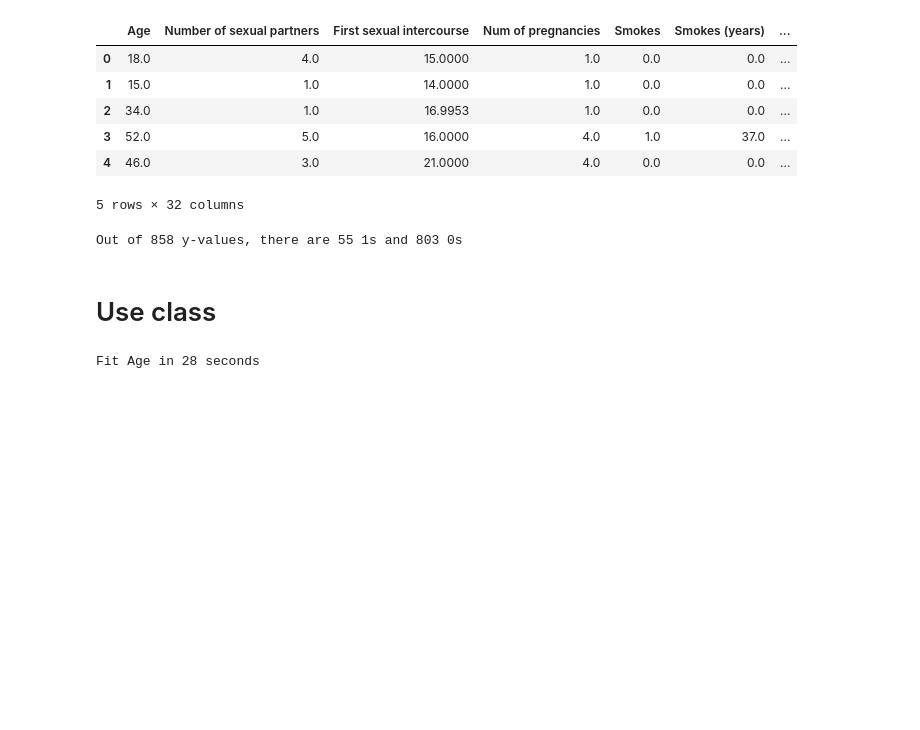
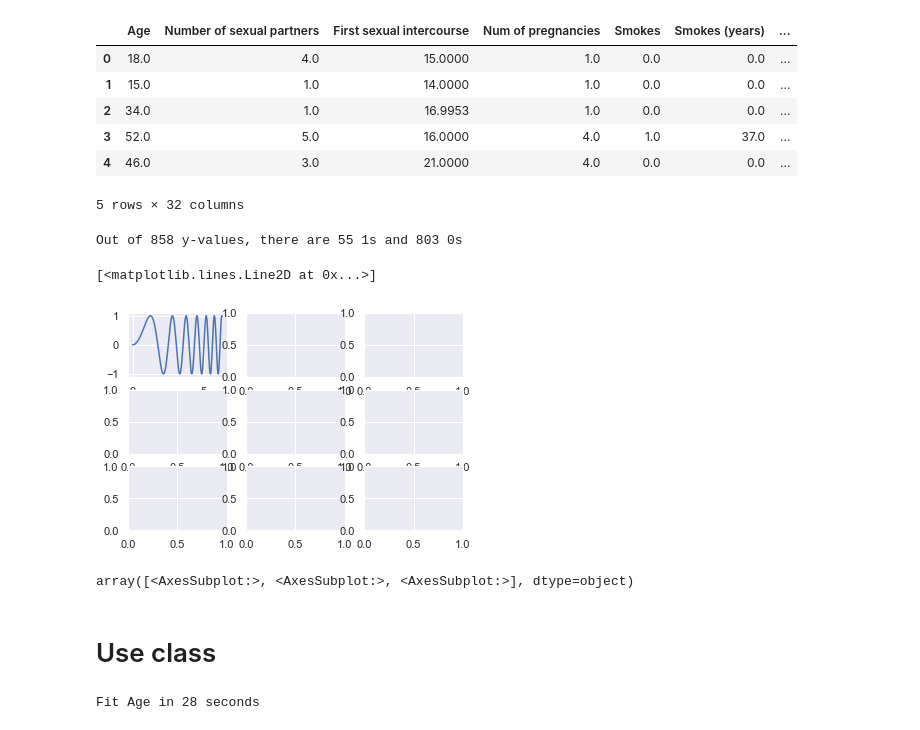
Before and after one commit to mixerupper/ice_feature_impact, a Jupyter notebook: notebooks/01-replication/02b-ice-plot-from-class.ipynb, the cells around one changed output. Cells and saved outputs as stored; diff of their text form; code cells hidden in the pictures; blank space fills up the shorter version.

```diff
--- a/notebooks/01-replication/02b-ice-plot-from-class.ipynb
+++ b/notebooks/01-replication/02b-ice-plot-from-class.ipynb
@@ -53,6 +53,19 @@ X.head()
 print(f"Out of {len(y)} y-values, there are {np.sum(y == 1)} 1s and {np.sum(y == 0)} 0s")
 # %% [output]
 Out of 858 y-values, there are 55 1s and 803 0s
+# %%
+x = np.linspace(0, 2*np.pi, 400)
+y = np.sin(x**2)
+# %%
+fig, axs = plt.subplots(3,3)
+axs[0,0].plot(x,y)
+# %% [output]
+[<matplotlib.lines.Line2D at 0x...>]
+[figure, added]
+# %%
+axs[0]
+# %% [output]
+array([<AxesSubplot:>, <AxesSubplot:>, <AxesSubplot:>], dtype=object)
 # %% [markdown]
 # Use class
 # %%
```
Also changed, not shown: 3 other files.
